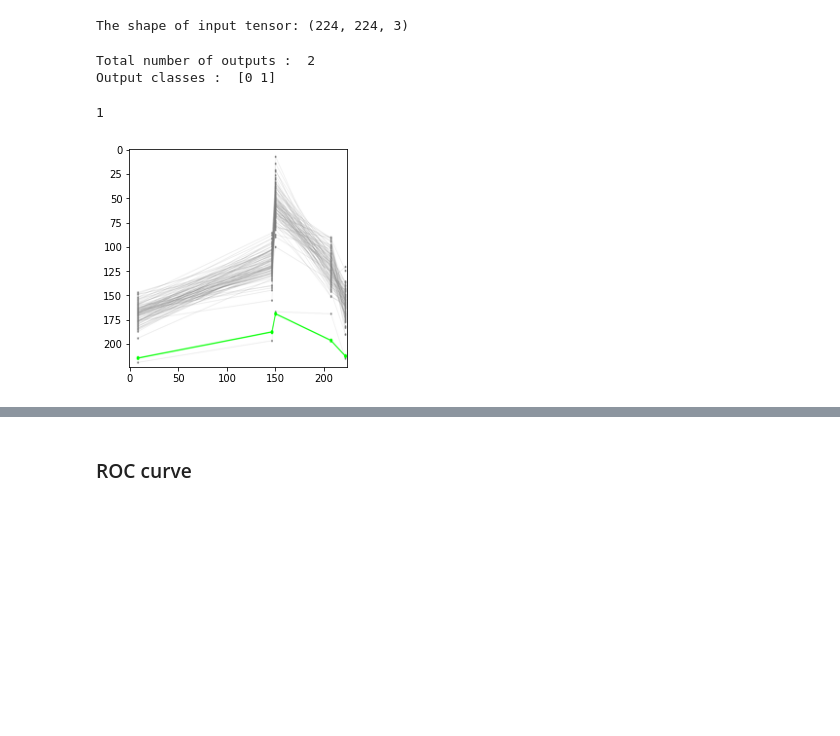
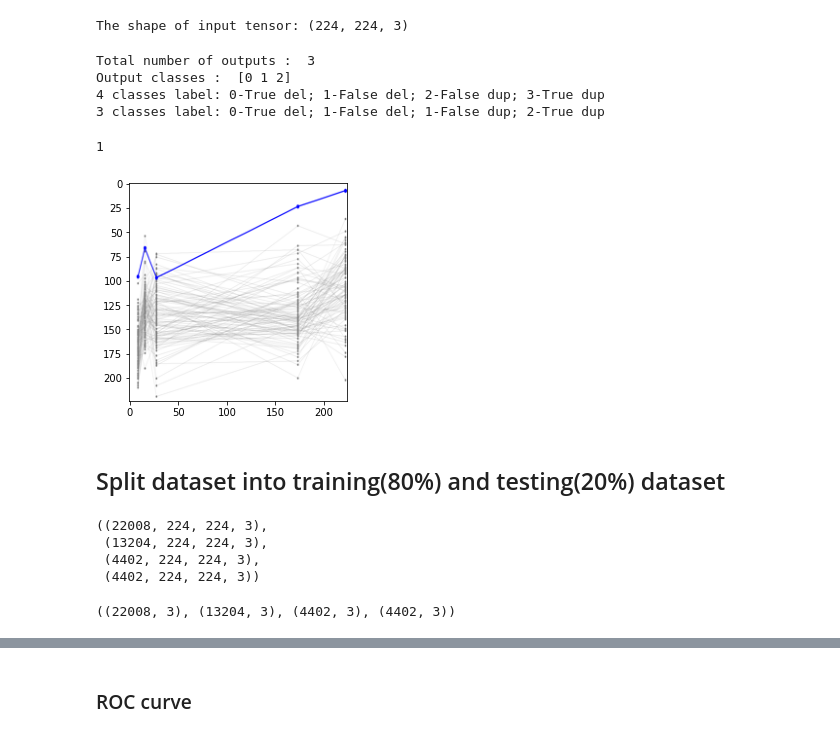
Before and after one commit to ShenLab/CNV-Espresso, a Jupyter notebook: src/training.ipynb, the cells around one changed output, grey strips where cells are left out. Drawn from its saved outputs; the diff is of its cells as text; code cells hidden in the pictures; blank space fills up the shorter version.

```diff
--- a/src/training.ipynb
+++ b/src/training.ipynb
@@ -226,7 +357,7 @@ img_width, img_height = 224, 224
 # %% [markdown]
 ### Backup or restore
 # %%
-backup_path = '/home/rt2776/cnv_espresso/images_rare/data_backup/'
+backup_path = '/home/rt2776/cnv_espresso/images_rare_3classes/data_backup/'
 # os.makedirs(backup_path, exist_ok=True)
 # %%
 ## Backup
@@ -256,13 +393,13 @@ if project_name == 'rare_entire_del' or project_name == 'rare_entire_dup':
 # project_name = 'rare_split_del'
 # project_name = 'rare_split_dup'
 
-if project_name == 'rare_split_del' or project_name == 'rare_split_dup':
-    combined_img_np = np.load(backup_path + project_name + '_img.npy')
-    combined_label  = np.load(backup_path + project_name + '_label.npy')
-    try:
-        del combined_cnv_info_df
-    except:
-        pass
+# if project_name == 'rare_split_del' or project_name == 'rare_split_dup':
+#     combined_img_np = np.load(backup_path + project_name + '_img.npy')
+#     combined_label  = np.load(backup_path + project_name + '_label.npy')
+#     try:
+#         del combined_cnv_info_df
+#     except:
+#         pass
 # %%
 print("Project: '%s' dataset loaded."%project_name)
 print("  -- Shape of image array: ", combined_img_np.shape)
@@ -371,34 +427,44 @@ print("The shape of input tensor:",input_shape)
 The shape of input tensor: (224, 224, 3)
 # %%
 # Change to float datatype
-train_img = train_img.astype('float32')
-val_img   = val_img.astype('float32')
-test_img  = test_img.astype('float32')
+combined_img = combined_img_np.astype('float32')
+# train_img = train_img.astype('float32')
+# val_img   = val_img.astype('float32')
+# test_img  = test_img.astype('float32')
 
 # Scale the data to lie between 0 to 1
-train_img /= 255
-val_img   /= 255
-test_img  /= 255
+combined_img /= 255
+# train_img /= 255
+# val_img   /= 255
+# test_img  /= 255
 
 # Change the labels from integer to categorical data
-train_labels_one_hot = to_categorical(train_label)
-val_labels_one_hot   = to_categorical(val_label)
-test_labels_one_hot  = to_categorical(test_label)
+combined_label_one_hot = to_categorical(combined_label)
+# train_labels_one_hot = to_categorical(train_label)
+# val_labels_one_hot   = to_categorical(val_label)
+# test_labels_one_hot  = to_categorical(test_label)
 # %%
 # Find the unique numbers from the train labels
-classes = np.unique(train_label)
+classes = np.unique(combined_label)
 nClasses = len(classes)
 print('Total number of outputs : ', nClasses)
 print('Output classes : ', classes)
+print("4 classes label: 0-True del; 1-False del; 2-False dup; 3-True dup")
+print("3 classes label: 0-True del; 1-False del; 1-False dup; 2-True dup")
 # %% [output]
-Total number of outputs :  2
-Output classes :  [0 1]
+Total number of outputs :  3
+Output classes :  [0 1 2]
+4 classes label: 0-True del; 1-False del; 2-False dup; 3-True dup
+3 classes label: 0-True del; 1-False del; 1-False dup; 2-True dup
 # %%
 #np.where(train_label==0)
 # %%
-item = random.randint(0,len(train_label))
-print(train_label[item])
-showImg(train_img[item])
+item = 100
+item = random.randint(0,len(combined_label))
+print(combined_label[item])
+showImg(combined_img[item])
 # %% [output]
 1
-[figure, old version]
+[figure, new version]
+# %% [markdown]
+## Split dataset into training(80%) and testing(20%) dataset
@@ -404,0 +487,11 @@ showImg(train_img[item])
+# %%
+combined_img_np.shape, train_img.shape, val_img.shape, test_img.shape
+# %% [output]
+((22008, 224, 224, 3),
+ (13204, 224, 224, 3),
+ (4402, 224, 224, 3),
+ (4402, 224, 224, 3))
+# %%
+combined_label_one_hot.shape, train_label.shape, val_label.shape, test_label.shape
+# %% [output]
+((22008, 3), (13204, 3), (4402, 3), (4402, 3))
```
Also changed, not shown: parts of 90 cells of this notebook, 3 other files.
